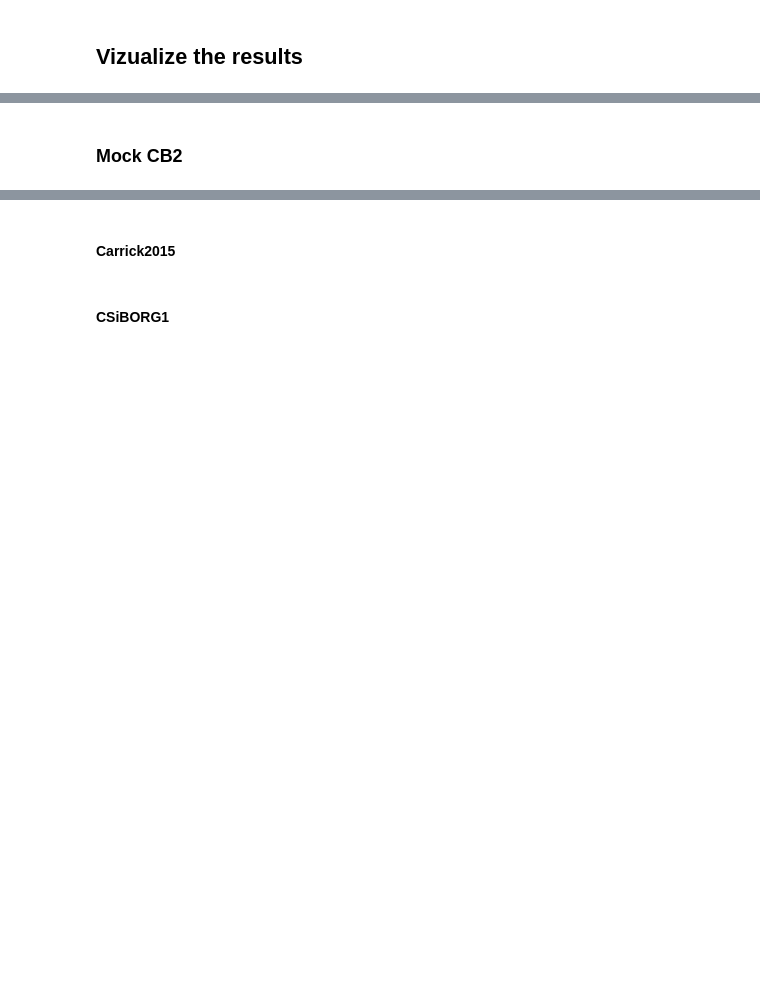
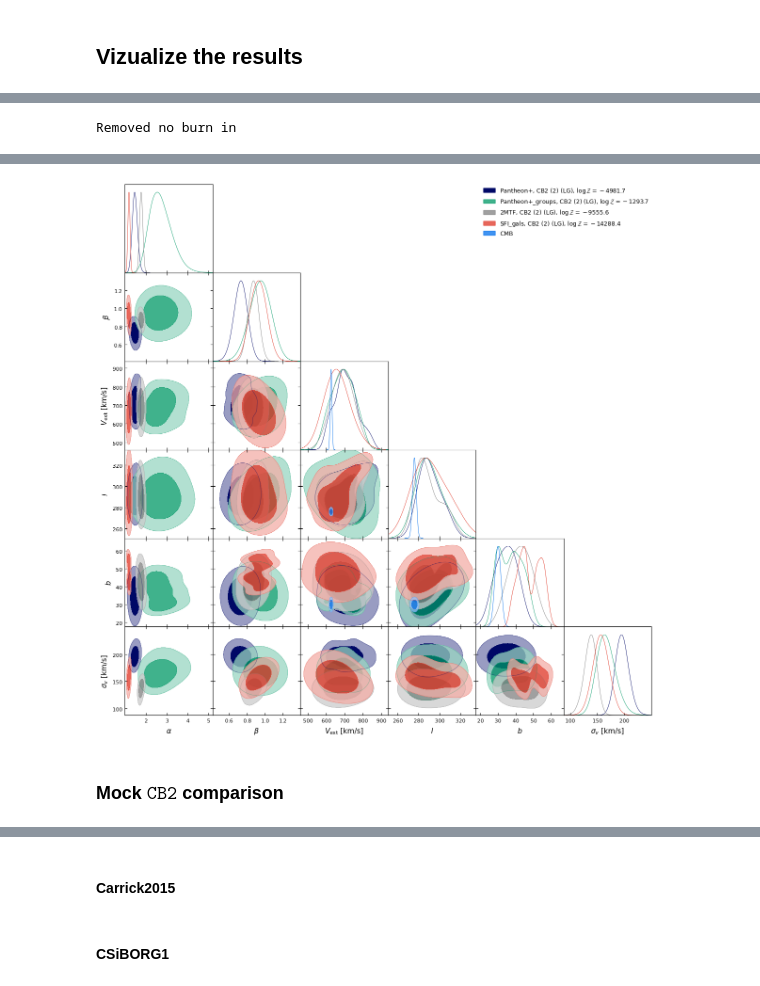
Before and after one commit to Richard-Sti/csiborgtools_public, a Jupyter notebook: notebooks/flow/flow_calibration.ipynb, the cells around one changed output, grey strips where cells are left out. Saved outputs shown, nothing was run; the diff lists cells and outputs as text; code cells hidden in the pictures; blank space fills up the shorter version.

```diff
--- a/notebooks/flow/flow_calibration.ipynb
+++ b/notebooks/flow/flow_calibration.ipynb
@@ -405,0 +415,13 @@ g.export(f"../plots/SFI_gals_vs_groups_comparison.png", dpi=500,)
+# %%
+LG = 0
+
+# PANTHEONP_Carrick = read_samples("Pantheon+", "Carrick2015", 0, return_MCsamples=True, subtract_LG_velocity=LG, )
+# PANTHEONP_Groups_Carrick = read_samples("Pantheon+_groups", "Carrick2015", 0, return_MCsamples=True, subtract_LG_velocity=LG, )
+# TWOMTF_Carrick = read_samples("2MTF", "Carrick2015", 0, return_MCsamples=True, subtract_LG_velocity=LG)
+# SFIGAL_Carrick = read_samples("SFI_gals", "Carrick2015", 0, return_MCsamples=True, subtract_LG_velocity=LG)
+
+k = 1
+PANTHEONP_CB2 = read_samples("Pantheon+", "csiborg2_main", k, return_MCsamples=True, subtract_LG_velocity=LG, )
+PANTHEONP_Groups_CB2 = read_samples("Pantheon+_groups", "csiborg2_main", k, return_MCsamples=True, subtract_LG_velocity=LG, )
+TWOMTF_CB2 = read_samples("2MTF", "csiborg2_main", k, return_MCsamples=True, subtract_LG_velocity=LG)
+SFIGAL_CB2 = read_samples("SFI_gals", "csiborg2_main", k, return_MCsamples=True, subtract_LG_velocity=LG)
@@ -405,0 +446,27 @@ g.export(f"../plots/SFI_gals_vs_groups_comparison.png", dpi=500,)
+# %%
+
+params = ["Vmag", "l", "b"]
+CMB = MCSamples(samples=multivariate_normal([627, 276, 30], [22, 3, 3]).rvs(size=20000),
+                names=params, labels=names_to_latex(params, True), label="CMB")
+
+
+X = [
+    # PANTHEONP_Carrick,
+    # PANTHEONP_Groups_Carrick,
+    # TWOMTF_Carrick,
+    # SFIGAL_Carrick,
+    PANTHEONP_CB2,
+    PANTHEONP_Groups_CB2,
+    TWOMTF_CB2,
+    SFIGAL_CB2,
+    CMB,
+    ]
+
+g = plots.get_subplot_plotter()
+g.settings.figure_legend_frame = False
+g.settings.alpha_filled_add = 0.75
+# g.settings.title_limit_fontsize = 14
+g.triangle_plot(X, filled=True, legend_loc='upper right')
+# g.export(f"../../plots/SN_TF_CB2_consistency.png", dpi=500,)
+# %% [output]
+Removed no burn in
@@ -406,5 +477,6 @@ g.export(f"../plots/SFI_gals_vs_groups_comparison.png", dpi=500,)
+[figure, added]
 # %% [markdown]
-### Mock CB2
+### Mock $\texttt{CB2}$ comparison
 # %%
 SMALLMOCK_CB2_0 = read_samples("CB2_small", "csiborg2_main", 0, return_MCsamples=True)
 SMALLMOCK_CB2_1 = read_samples("CB2_small", "csiborg2_main", 1, return_MCsamples=True)
```
Also changed, not shown: parts of 30 cells of this notebook, 14 other files.
